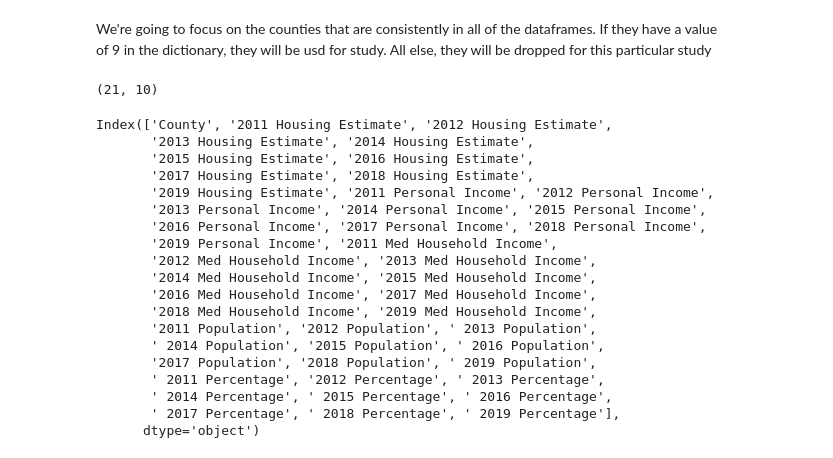
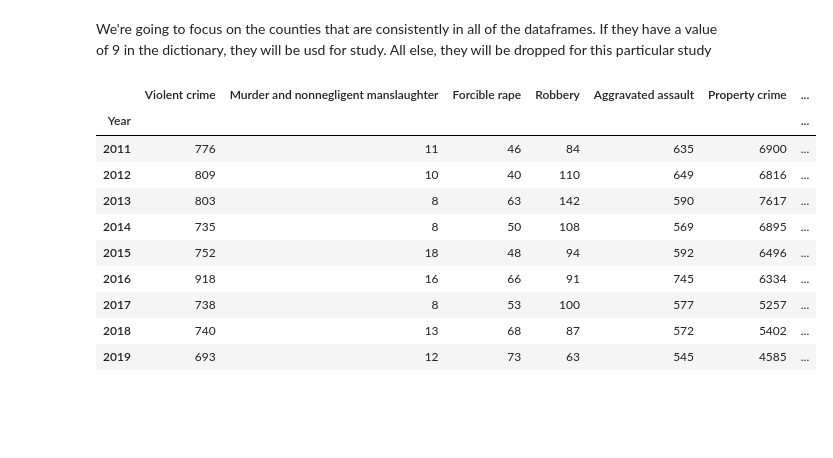
Before and after one commit to LawrenJ/LawrenJ, a Jupyter notebook: Project_1/crime_and_econ.ipynb, the cells around one changed output. Cells and saved outputs as stored; diff of their text form; code cells hidden in the pictures; blank space fills up the shorter version.

```diff
--- a/Project_1/crime_and_econ.ipynb
+++ b/Project_1/crime_and_econ.ipynb
@@ -359,13 +353,13 @@ in_poverty = pd.read_csv("Data\SAIPE Population w percent in poverty 2011-2021_1
 
 #take away all columns that are
 #list all population columns
-pop_columns = [col for col in in_poverty.columns if 'Percentage' not in col]
+pop_columns = [col for col in in_poverty.columns if '%' not in col]
 #make a new dataframe with only the population columns
 in_poverty_pop = in_poverty[pop_columns]
 in_poverty_pop = in_poverty_pop[in_poverty_pop["County"].map(county_count) > 8]
 in_poverty_pop = in_poverty_pop.dropna()
 
-per_columns = [col for col in in_poverty.columns if 'Population' not in col]
+per_columns = [col for col in in_poverty.columns if 'Pop.' not in col]
 in_poverty_per = in_poverty[per_columns]
 in_poverty_per = in_poverty_per[in_poverty_per["County"].map(county_count) > 8]
 in_poverty_per = in_poverty_per.dropna()
@@ -380,45 +374,44 @@ housing_est = housing_est.dropna()
 
 med_house_income = pd.read_csv("Data\Median Household Income by County 2011-2021_3.csv", encoding = 'latin1')
 med_house_income = med_house_income[med_house_income["County"].map(county_count) > 8]
+#add a year column to the dataframe
 med_house_income = med_house_income.dropna()
 
 
 
-med_house_income.shape
+med_house_income
+
+#make an anderson where years are rows and columns from all the dataframes
+#add the year column to each dataframe
+
+
+#make a dictionary where each key is the county name
+county_df_clean = {}
+for frame in county_dFrames:
+    for county in frame["County"]:
+        if county in county_df_clean:
+            county_df_clean[county].append(frame)
+        else:
+            county_df_clean[county] = [frame]
-# %% [output]
-(21, 10)
-# %%
-#combine all the dataframes into one
-#remove counties that have less than a 9 value count in county_count
-#include in_poverty 2011 pop, housing_est, med_house_incomme, count_labor
-
-#combine all financial dataframes into one
-financial_data = pd.merge(housing_est, personal_income, on = "County", how = "outer").merge(med_house_income,
- on = "County", how = "outer").merge(in_poverty_pop, on = "County", how = "outer").merge(in_poverty_per,
-on = "County", how = "outer")
-
-financial_data.columns
-
-
-#merge in_poverty_pop with in_poverty_per so that the null values aren't included
-#in_poverty = pd.merge(in_poverty_pop, in_poverty_per, on = "left=", how = "outer")
-# %% [output]
-Index(['County', '2011 Housing Estimate', '2012 Housing Estimate',
-       '2013 Housing Estimate', '2014 Housing Estimate',
-       '2015 Housing Estimate', '2016 Housing Estimate',
-       '2017 Housing Estimate', '2018 Housing Estimate',
-       '2019 Housing Estimate', '2011 Personal Income', '2012 Personal Income',
-       '2013 Personal Income', '2014 Personal Income', '2015 Personal Income',
-       '2016 Personal Income', '2017 Personal Income', '2018 Personal Income',
-       '2019 Personal Income', '2011 Med Household Income',
-       '2012 Med Household Income', '2013 Med Household Income',
-       '2014 Med Household Income', '2015 Med Household Income',
-       '2016 Med Household Income', '2017 Med Household Income',
-       '2018 Med Household Income', '2019 Med Household Income',
-       '2011 Population', '2012 Population', ' 2013 Population',
-       ' 2014 Population', '2015 Population', ' 2016 Population',
-       '2017 Population', '2018 Population', ' 2019 Population',
-       ' 2011 Percentage', '2012 Percentage', ' 2013 Percentage',
-       ' 2014 Percentage', ' 2015 Percentage', ' 2016 Percentage',
-       ' 2017 Percentage', ' 2018 Percentage', ' 2019 Percentage'],
-      dtype='object')
+# %%
+#make an anderson county dataframe
+anderson = sc_offenses_full[sc_offenses_full["County"] == "Anderson"]
+anderson = anderson.drop(columns = ["County", "Metropolitan/Nonmetropolitan"])
+anderson = anderson.set_index("Year")
+
+#add the personal income data to the anderson dataframe
+anderson = anderson.join(personal_income[personal_income["County"].T=="Anderson"])
+
+anderson
+# %% [output]
+|  | Violent crime | Murder and nonnegligent manslaughter | Forcible rape | Robbery | Aggravated assault | Property crime | ... |
+| Year |  |  |  |  |  |  | ... |
+| 2011 | 776 | 11 | 46 | 84 | 635 | 6900 | ... |
+| 2012 | 809 | 10 | 40 | 110 | 649 | 6816 | ... |
+| 2013 | 803 | 8 | 63 | 142 | 590 | 7617 | ... |
+| 2014 | 735 | 8 | 50 | 108 | 569 | 6895 | ... |
+| 2015 | 752 | 18 | 48 | 94 | 592 | 6496 | ... |
+| 2016 | 918 | 16 | 66 | 91 | 745 | 6334 | ... |
+| 2017 | 738 | 8 | 53 | 100 | 577 | 5257 | ... |
+| 2018 | 740 | 13 | 68 | 87 | 572 | 5402 | ... |
+| 2019 | 693 | 12 | 73 | 63 | 545 | 4585 | ... |
```
Also changed, not shown: parts of 6 cells of this notebook, 6 other files.
